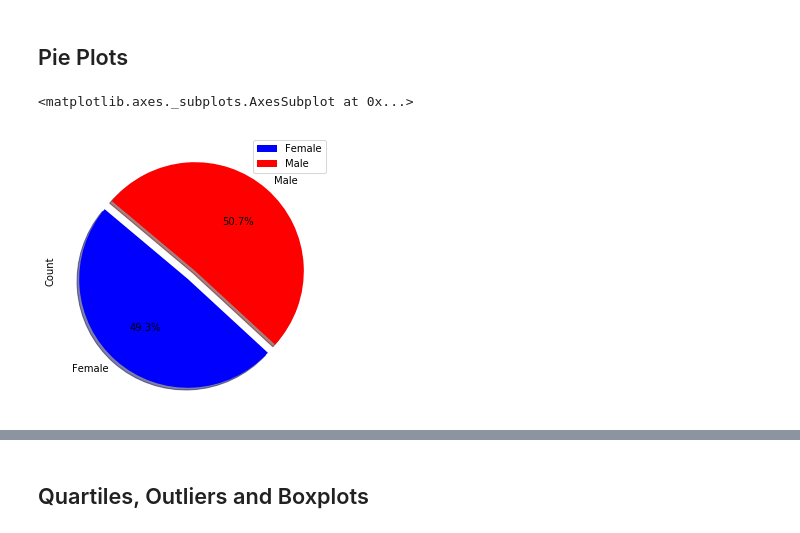
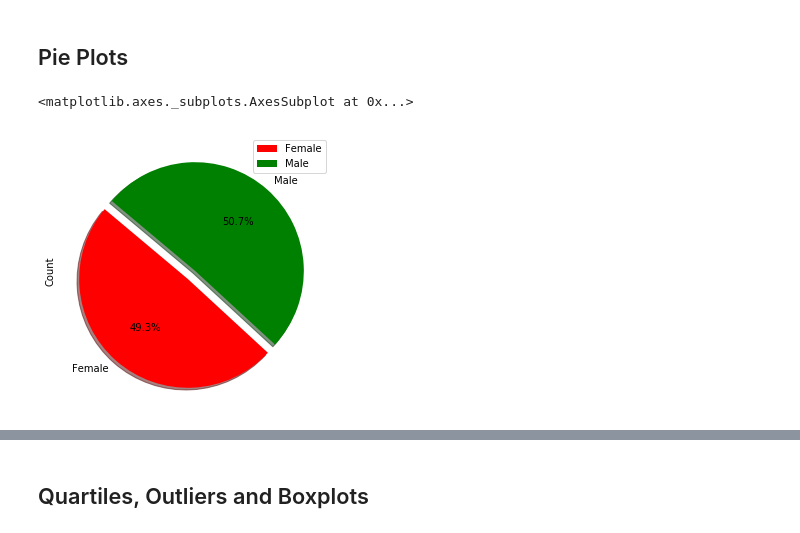
Before and after one commit to Jdahruj/matplotlib-challenge, a Jupyter notebook: Pymaceuticals/pymaceuticals_starter.ipynb, the cells around one changed output, grey strips where cells are left out. Saved outputs shown, nothing was run; the diff lists cells and outputs as text; code cells hidden in the pictures.

```diff
--- a/Pymaceuticals/pymaceuticals_starter.ipynb
+++ b/Pymaceuticals/pymaceuticals_starter.ipynb
@@ -137,15 +137,15 @@ plt.show()
 # %%
 # Generate a pie plot showing the distribution of female versus male mice using pandas
 gender_df = pd.DataFrame(clean_df.groupby(["Sex"]).count()).reset_index()
 
 # Show only sex and count columns on dataframe
 gender_df = gender_df[["Sex","Mouse ID"]]
 gender_df = gender_df.rename(columns={"Mouse ID": "Count"})
 
 # Plot the values on a pie plot
-colors = ['blue', 'red']
+colors = ['red', 'green']
 explode = (0.1, 0)
 gender_df.plot(kind='pie',y="Count",figsize=(5,5), colors = colors, startangle=140, explode = explode, shadow = True, autopct="%1.1f%%", labels=gender_df['Sex'])
 # %% [output]
 <matplotlib.axes._subplots.AxesSubplot at 0x...>
-[figure, old version]
+[figure, new version]
```
Also changed, not shown: parts of 8 cells of this notebook.
